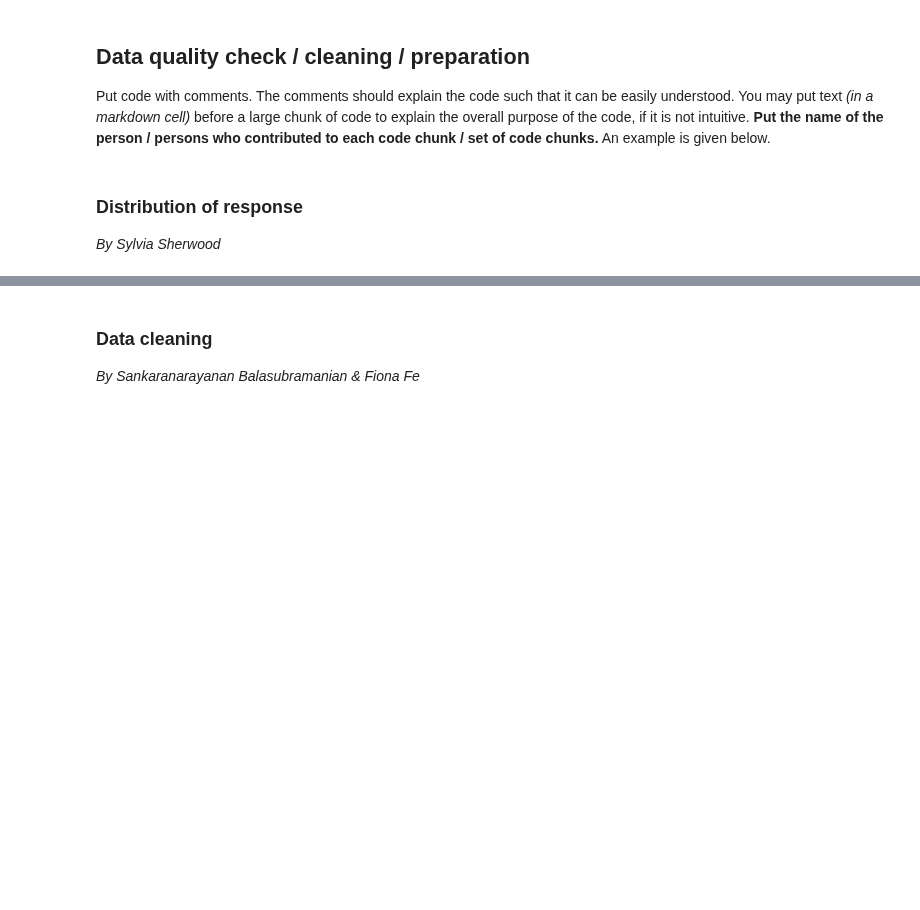
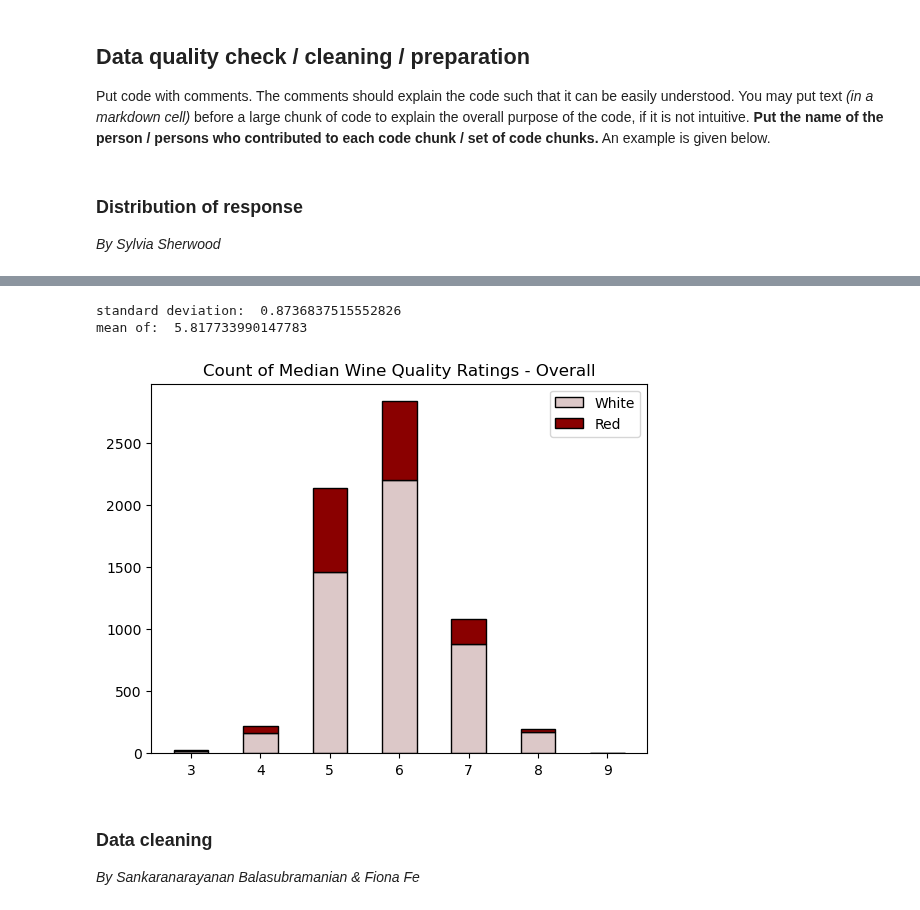
Before and after one commit to cndywu/TheYelpers2, a Jupyter notebook: Project Code Template.ipynb, the cells around one changed output, grey strips where cells are left out. Drawn from its saved outputs; the diff is of its cells as text; code cells hidden in the pictures; blank space fills up the shorter version.

```diff
--- a/Project Code Template.ipynb
+++ b/Project Code Template.ipynb
@@ -52,3 +81,41 @@ Put code with comments. The comments should explain the code such that it can be
+# %%
+value_counts = red['quality'].value_counts()
+value_counts_white = white['quality'].value_counts()
+quality = (
+3, 4, 5, 6, 7, 8, 9
+)
+weight_counts = {
+    "White": np.array([value_counts_white.iloc[5], value_counts_white.iloc[4], value_counts_white.iloc[1],
+                      value_counts_white.iloc[0], value_counts_white.iloc[2], value_counts_white.iloc[3], value_counts_white.iloc[6]]),
+        "Red": np.array([value_counts.iloc[5], value_counts.iloc[3], value_counts.iloc[0],
+                      value_counts.iloc[1], value_counts.iloc[2], value_counts.iloc[4], 0])
+}
+width = 0.5
+
+fig, ax = plt.subplots()
+bottom = np.zeros(len(quality))
+
+colors = {
+    "White": (220/255, 200/255, 200/255),  # RGB values for cream white
+    "Red": (0.54, 0.0, 0.0)       # RGB values for dark red
+}
+
+for boolean, weight_count in weight_counts.items():
+    p = ax.bar(quality, weight_count, width, label=boolean, bottom=bottom, color=colors[boolean], edgecolor='black')
+    bottom += weight_count
+
+ax.set_title("Count of Median Wine Quality Ratings - Overall")
+ax.legend(loc = "upper right")
+plt.savefig("response_distribution.png")
+
+print('standard deviation: ', combined_train_y.std())
+print('mean of: ', combined_train_y.mean())
+
+plt.show()
+# %% [output]
+standard deviation:  0.8736837515552826
+mean of:  5.817733990147783
+[figure, added]
 # %% [markdown]
 ### Data cleaning
 *By Sankaranarayanan Balasubramanian & Fiona Fe*
```
Also changed, not shown: parts of 6 cells of this notebook, 2 other files.
